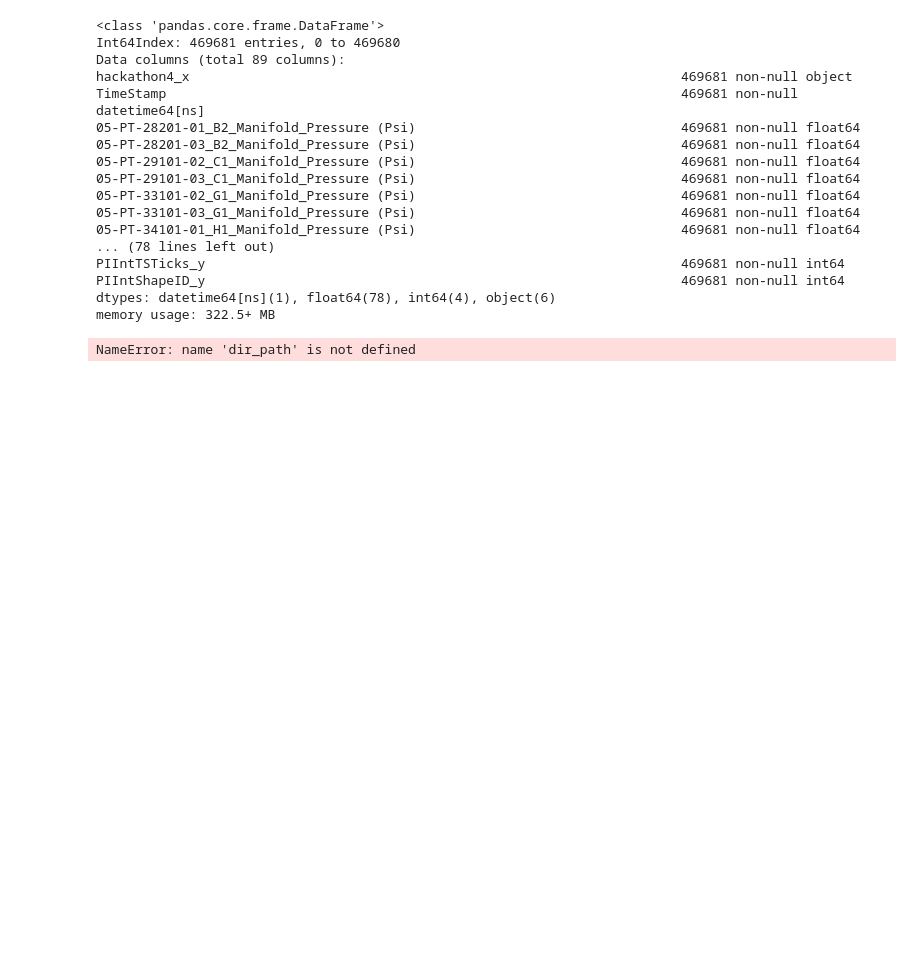
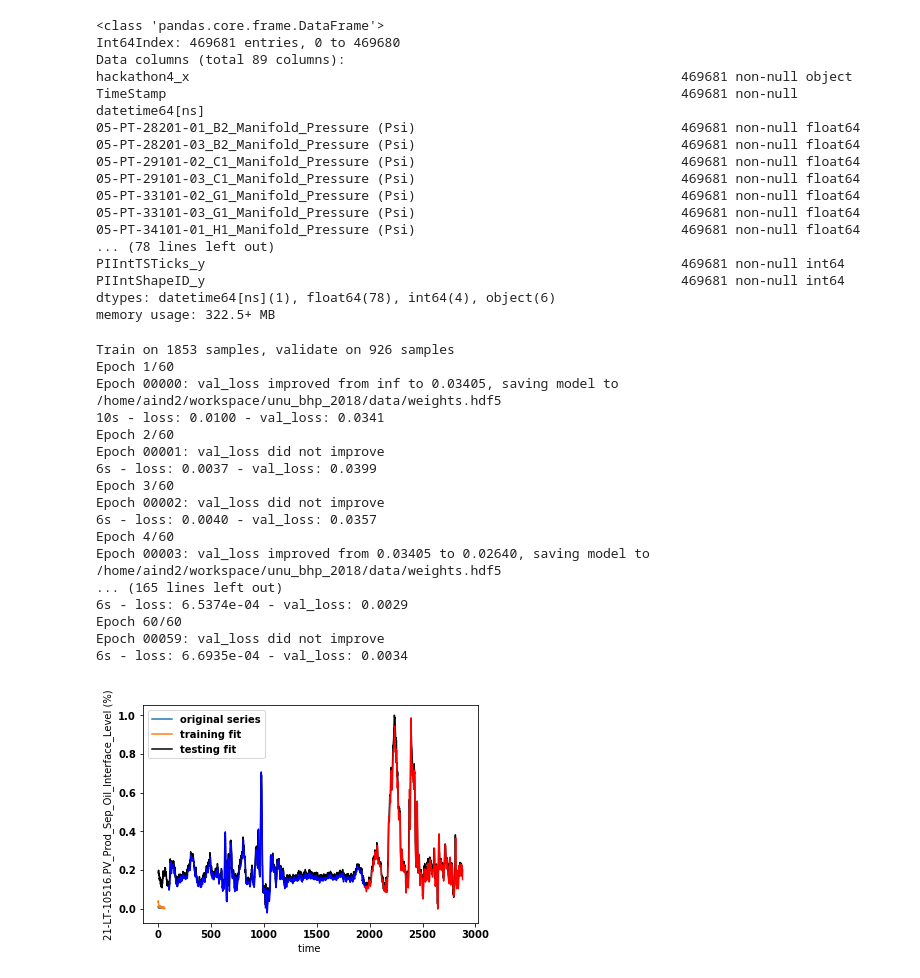
Before and after one commit to HoustonJ2013/unu_bhp_2018, a Jupyter notebook: ie/anomaly_detection.ipynb, the cells around one changed output. Saved outputs shown, nothing was run; the diff lists cells and outputs as text; code cells hidden in the pictures; blank space fills up the shorter version.

Commit message:
working model

```diff
--- a/ie/anomaly_detection.ipynb
+++ b/ie/anomaly_detection.ipynb
@@ -48,12 +50,29 @@ PIIntShapeID_y                                                             46968
 dtypes: datetime64[ns](1), float64(78), int64(4), object(6)
 memory usage: 322.5+ MB
 # %%
-with anomaly_detection(sequence_length=50, batch_size=128, epochs=50, dropout=0.5) as anomaly_detection:
+with anomaly_detection(sequence_length=100, batch_size=128, epochs=60, dropout=0.6) as anomaly_detection:
     start = time.time()
-    start_time = datetime(2017, 3, 11,11,0)
-    end_time = datetime(2017, 3, 12, 12,0)
+    start_time = datetime(2016, 11, 15,10,0)
+    end_time = datetime(2016, 11, 16, 10,0)
     time_range= (file_df["TimeStamp"] < end_time) & (file_df["TimeStamp"] > start_time)
     time_series = file_df[time_range]["21-LT-10516.PV_Prod_Sep_Oil_Interface_Level (%)"]
-    anomaly_detection.process_timeseries(time_series)
+    anomaly_detection.process_timeseries(time_series, show_figures=True)
 # %% [output]
-NameError: name 'dir_path' is not defined
+Train on 1853 samples, validate on 926 samples
+Epoch 1/60
+Epoch 00000: val_loss improved from inf to 0.03405, saving model to /home/aind2/workspace/unu_bhp_2018/data/weights.hdf5
+10s - loss: 0.0100 - val_loss: 0.0341
+Epoch 2/60
+Epoch 00001: val_loss did not improve
+6s - loss: 0.0037 - val_loss: 0.0399
+Epoch 3/60
+Epoch 00002: val_loss did not improve
+6s - loss: 0.0040 - val_loss: 0.0357
+Epoch 4/60
+Epoch 00003: val_loss improved from 0.03405 to 0.02640, saving model to /home/aind2/workspace/unu_bhp_2018/data/weights.hdf5
+... (165 lines left out)
+6s - loss: 6.5374e-04 - val_loss: 0.0029
+Epoch 60/60
+Epoch 00059: val_loss did not improve
+6s - loss: 6.6935e-04 - val_loss: 0.0034
+[figure, added]
```
Also changed, not shown: parts of 1 cell of this notebook, 1 other file.
